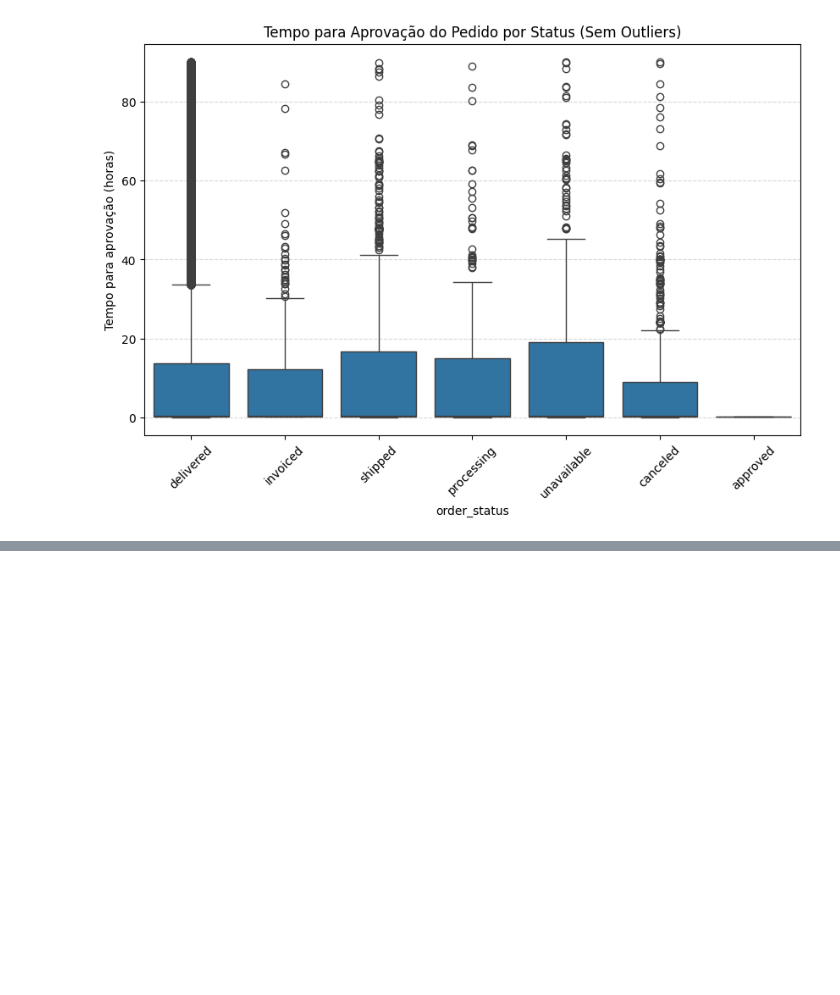
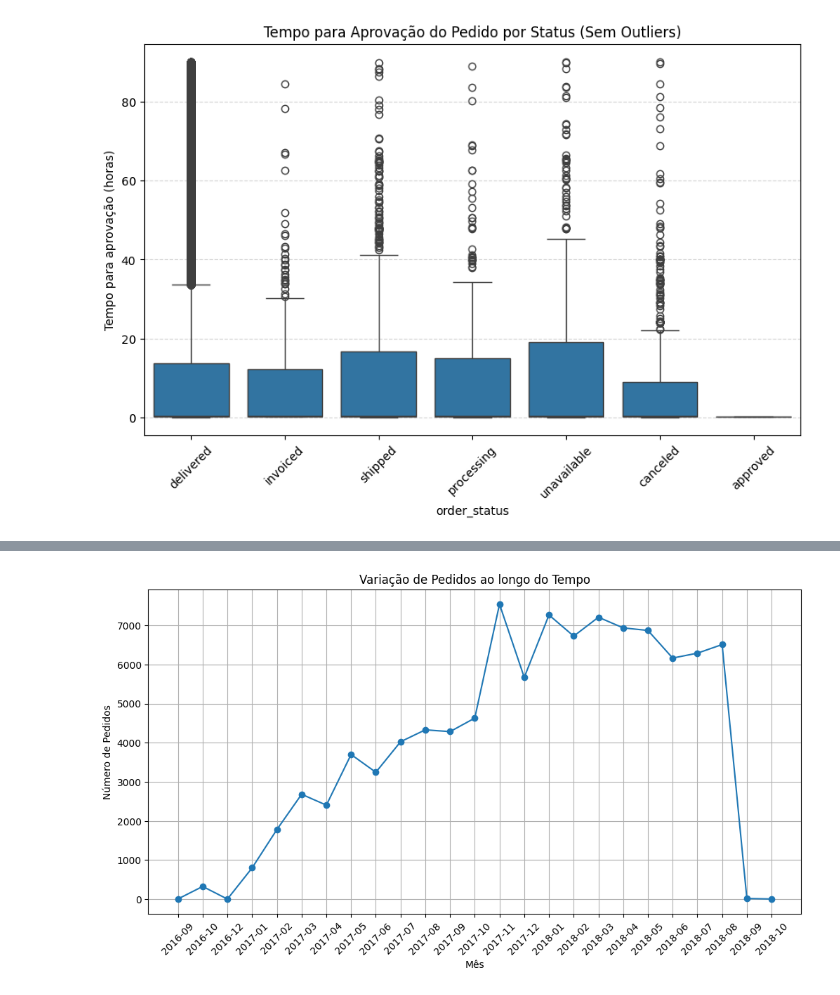
Before and after one commit to talescn/KAGGLE---Brazilian-E-Commerce, a Jupyter notebook: Brazilian_E_Commerce_Public_Dataset_by_Olist.ipynb, the cells around one changed output, grey strips where cells are left out. Saved outputs shown, nothing was run; the diff lists cells and outputs as text; code cells hidden in the pictures; blank space fills up the shorter version.

Commit message:
Add automatic extraction of month and year from timestamps for time analysis

```diff
--- a/Brazilian_E_Commerce_Public_Dataset_by_Olist.ipynb
+++ b/Brazilian_E_Commerce_Public_Dataset_by_Olist.ipynb
@@ -198,3 +201,6 @@ plt.grid(axis="y", linestyle="--", alpha=0.5)
 plt.show()
 # %% [output]
 [figure]
+# %%
+df["order_purchase_timestamp"] = pd.to_datetime(df["order_purchase_timestamp"])
+df["order_purchase_timestamp"].value_counts()
@@ -200,0 +223,3 @@ plt.show()
+# %%
+df["order_month"] = df["order_purchase_timestamp"].dt.to_period("M")
+df["order_month"].value_counts()
@@ -200,0 +246,3 @@ plt.show()
+# %%
+monthly_orders = df["order_month"].value_counts().sort_index()
+monthly_orders
@@ -200,0 +292,13 @@ plt.show()
+# %%
+import matplotlib.pyplot as plt
+
+plt.figure(figsize=(12,6))
+plt.plot(monthly_orders.index.astype(str), monthly_orders, marker='o', linestyle='-')
+plt.xticks(rotation=45)
+plt.xlabel("Mês")
+plt.ylabel("Número de Pedidos")
+plt.title("Variação de Pedidos ao longo do Tempo")
+plt.grid(True)
+plt.show()
+# %% [output]
+[figure, added]
```
Also changed, not shown: parts of 7 cells of this notebook.
